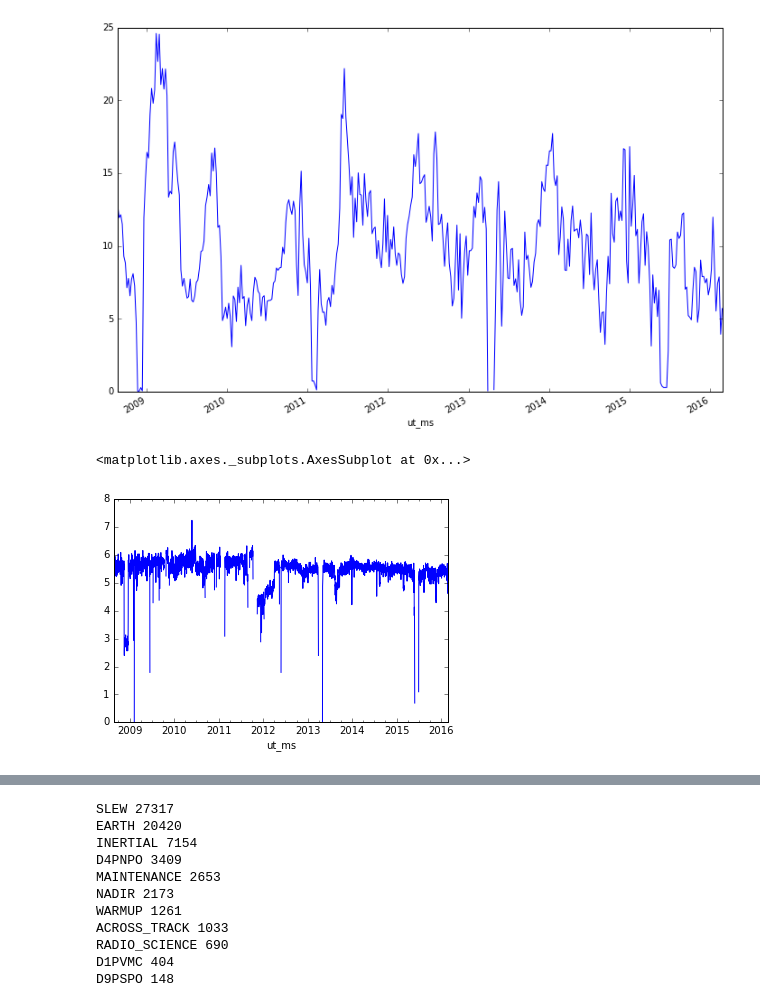
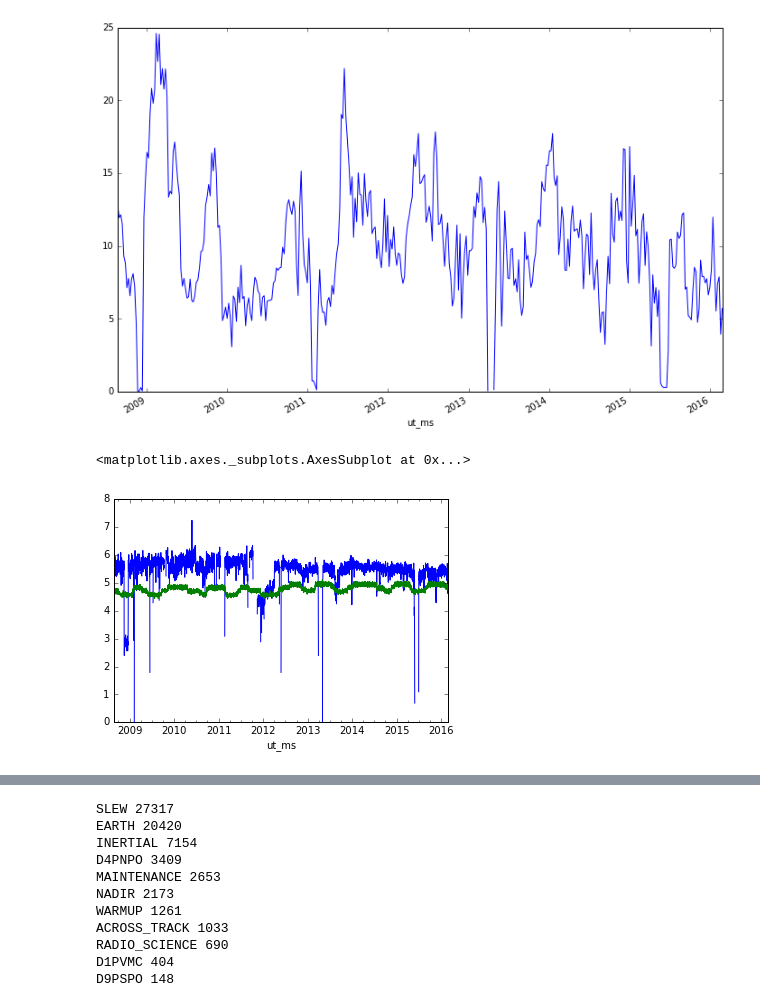
Before and after one commit to ktrnka/mars-express, a Jupyter notebook: experiments.ipynb, the cells around one changed output, grey strips where cells are left out. Cells and saved outputs as stored; diff of their text form; code cells hidden in the pictures.

```diff
--- a/experiments.ipynb
+++ b/experiments.ipynb
@@ -125,15 +127,18 @@ saa_data.sy.resample("7D").std().plot(figsize=(12, 8))
 # %%
 dmop_data["dummy"] = 1
 numpy.log(dmop_data.dummy.resample("1D").count()).plot()
+
+event_data["dummy"] = 1
+numpy.log(event_data.dummy.resample("1D").count()).plot()
 # dmop_data = dmop_data.pivot_table(index=dmop_data.index, columns="subsystem", values="dummy").resample("1D").count()
 
 # column_variance = collections.Counter({col: dmop_data[col].std() for col in dmop_data.columns})
 # print column_variance.most_common()
 # for col, _ in column_variance.most_common()[:5]:
 #     dmop_data[col].plot()
 # %% [output]
 <matplotlib.axes._subplots.AxesSubplot at 0x...>
-[figure, old version]
+[figure, new version]
 # %%
 ftl_data[ftl_data.flagcomms].head(100)
 
```
Also changed, not shown: parts of 1 cell of this notebook, 2 other files.
